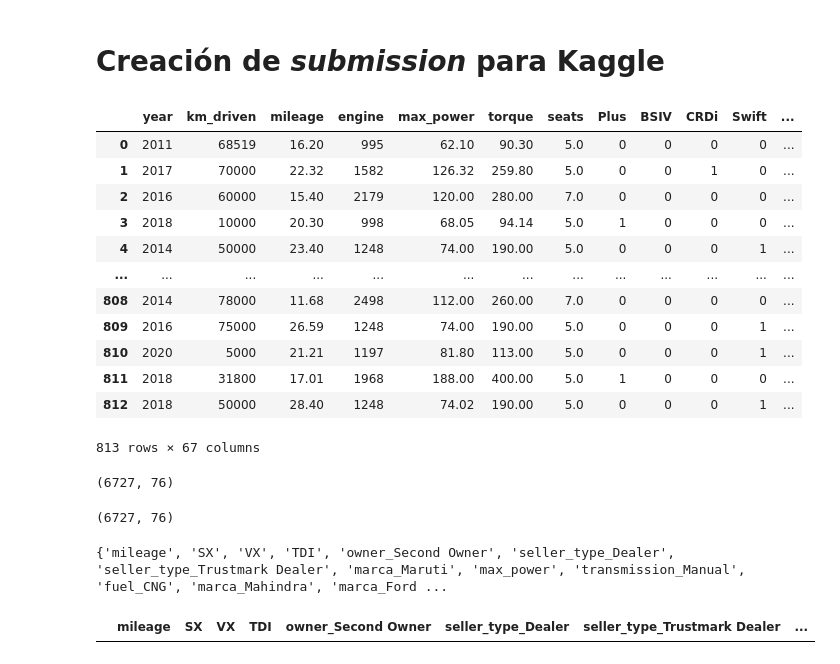
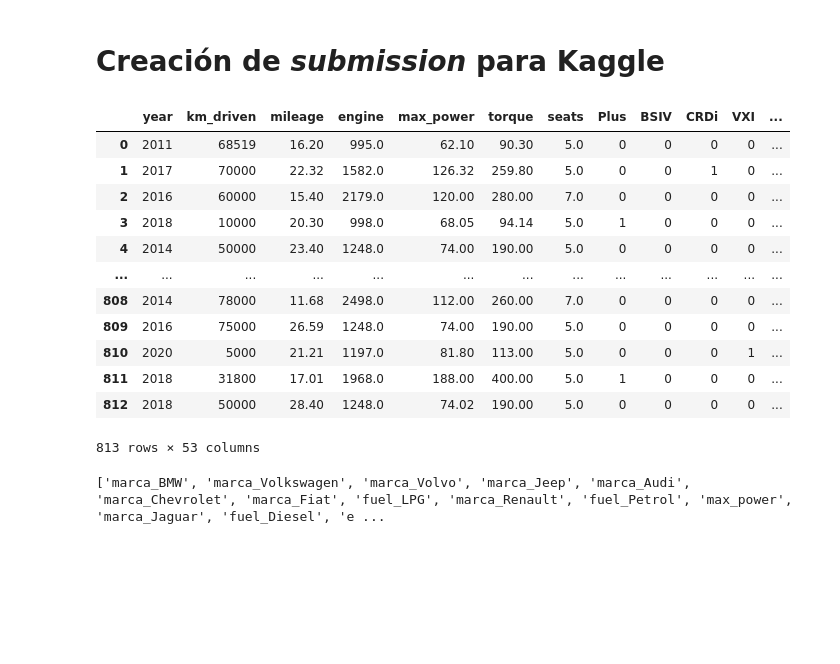
Before and after one commit to Sergio3d/CD-Core, a Jupyter notebook: tema3/practica_regresion_Primera Parte.ipynb, the cells around one changed output. Saved outputs shown, nothing was run; the diff lists cells and outputs as text; code cells hidden in the pictures; blank space fills up the shorter version.

```diff
--- a/tema3/practica_regresion_Primera Parte.ipynb
+++ b/tema3/practica_regresion_Primera Parte.ipynb
@@ -211,7 +211,8 @@ def preproceso(train_df, encode):
 
     # Obtenemos la primera palabra del nombre del coche para obtener un dato dicreto limitado sobre la marca del coche
     train_df['marca'] = train_df['name'].str.split().str[0]
-    palabras_clave = ['Plus','BSIV','CRDi', 'Swift','VXI', 'Alto', 'Dzire','VDI','LXI','AT','Wagon','VX','Sportz','BSIII','SX','Option','Seater','Innova','Magna','Verna','TDI']
+    # palabras_clave = ['Plus','BSIV','CRDi', 'Swift','VXI', 'Alto', 'Dzire','VDI','LXI','AT','Wagon','VX','Sportz','BSIII','SX','Option','Seater','Innova','Magna','Verna','TDI']
+    palabras_clave = ['Plus','BSIV','CRDi', 'VXI','Option', 'BSIII', 'Wagon']
     for w in palabras_clave:
         train_df[w] = train_df['name'].apply(lambda x: 1 if w in x.split() else 0)
     train_df['model_number'] = train_df.name.str.extract(r"([0-9]+\.[0-9]?)").fillna(0).astype(float)
@@ -480,36 +481,31 @@ De todas formas pondremos un alpha 100 y un l1_ratio a 0.8 por si las moscas (el
 # %% [markdown]
 # Creación de *submission* para Kaggle
 # %%
-test_na['torque'] = test_na['torque'].fillna('000Nm@ 000rpm')
-test_na = test_na.fillna('0')
-test_na, _ = preproceso(test_na,encode)
+new_test_na = test_na
+new_test_na['torque'] = new_test_na['torque'].fillna('000Nm@ 000rpm')
+new_test_na = new_test_na.fillna('0')
+new_test_na, encode = preproceso(new_test_na,encode)
 for col in ['mileage', 'engine', 'max_power', 'torque', 'seats', 'RPM']:
+    test_df[col] = pd.to_numeric(test_df[col], errors='coerce')
     median = test_df[col].median()
-    test_na[col]=median
-test_df = pd.concat([test_na,test_df],axis=0).sort_values('id').reset_index(drop=True)
+    new_test_na[col]=median
+test_df = pd.concat([new_test_na,test_df],axis=0).sort_values('id').reset_index(drop=True)
 test_id=test_df.id
+
 test_df.drop(['id','name'], axis=1, inplace=True)
 
 test_df
 # %% [output]
-|  | year | km_driven | mileage | engine | max_power | torque | seats | Plus | BSIV | CRDi | Swift | ... |
-| 0 | 2011 | 68519 | 16.20 | 995 | 62.10 | 90.30 | 5.0 | 0 | 0 | 0 | 0 | ... |
-| 1 | 2017 | 70000 | 22.32 | 1582 | 126.32 | 259.80 | 5.0 | 0 | 0 | 1 | 0 | ... |
-| 2 | 2016 | 60000 | 15.40 | 2179 | 120.00 | 280.00 | 7.0 | 0 | 0 | 0 | 0 | ... |
-| 3 | 2018 | 10000 | 20.30 | 998 | 68.05 | 94.14 | 5.0 | 1 | 0 | 0 | 0 | ... |
-| 4 | 2014 | 50000 | 23.40 | 1248 | 74.00 | 190.00 | 5.0 | 0 | 0 | 0 | 1 | ... |
+|  | year | km_driven | mileage | engine | max_power | torque | seats | Plus | BSIV | CRDi | VXI | ... |
+| 0 | 2011 | 68519 | 16.20 | 995.0 | 62.10 | 90.30 | 5.0 | 0 | 0 | 0 | 0 | ... |
+| 1 | 2017 | 70000 | 22.32 | 1582.0 | 126.32 | 259.80 | 5.0 | 0 | 0 | 1 | 0 | ... |
+| 2 | 2016 | 60000 | 15.40 | 2179.0 | 120.00 | 280.00 | 7.0 | 0 | 0 | 0 | 0 | ... |
+| 3 | 2018 | 10000 | 20.30 | 998.0 | 68.05 | 94.14 | 5.0 | 1 | 0 | 0 | 0 | ... |
+| 4 | 2014 | 50000 | 23.40 | 1248.0 | 74.00 | 190.00 | 5.0 | 0 | 0 | 0 | 0 | ... |
 | ... | ... | ... | ... | ... | ... | ... | ... | ... | ... | ... | ... | ... |
-| 808 | 2014 | 78000 | 11.68 | 2498 | 112.00 | 260.00 | 7.0 | 0 | 0 | 0 | 0 | ... |
-| 809 | 2016 | 75000 | 26.59 | 1248 | 74.00 | 190.00 | 5.0 | 0 | 0 | 0 | 1 | ... |
-| 810 | 2020 | 5000 | 21.21 | 1197 | 81.80 | 113.00 | 5.0 | 0 | 0 | 0 | 1 | ... |
-| 811 | 2018 | 31800 | 17.01 | 1968 | 188.00 | 400.00 | 5.0 | 1 | 0 | 0 | 0 | ... |
-| 812 | 2018 | 50000 | 28.40 | 1248 | 74.02 | 190.00 | 5.0 | 0 | 0 | 0 | 1 | ... |
+| 808 | 2014 | 78000 | 11.68 | 2498.0 | 112.00 | 260.00 | 7.0 | 0 | 0 | 0 | 0 | ... |
+| 809 | 2016 | 75000 | 26.59 | 1248.0 | 74.00 | 190.00 | 5.0 | 0 | 0 | 0 | 0 | ... |
+| 810 | 2020 | 5000 | 21.21 | 1197.0 | 81.80 | 113.00 | 5.0 | 0 | 0 | 0 | 1 | ... |
+| 811 | 2018 | 31800 | 17.01 | 1968.0 | 188.00 | 400.00 | 5.0 | 1 | 0 | 0 | 0 | ... |
+| 812 | 2018 | 50000 | 28.40 | 1248.0 | 74.02 | 190.00 | 5.0 | 0 | 0 | 0 | 0 | ... |
-813 rows × 67 columns
+813 rows × 53 columns
-# %%
-train_df.shape
-# %% [output]
-(6727, 76)
-# %%
-train_df.dropna().shape
-# %% [output]
-(6727, 76)
@@ -518,10 +512,8 @@ from sklearn.linear_model import ElasticNet
 # %%
 Y = train_df['selling_price']
 X = train_df.drop('selling_price',axis=1)
-col_comun = set(X.columns).intersection(test_df.columns)
+col_comun = list(set(X.columns).intersection(test_df.columns))
 print(col_comun)
-X=X[list(col_comun)]
-X[X.isna().any(axis=1)]
+X=X[col_comun]
 # %% [output]
-{'mileage', 'SX', 'VX', 'TDI', 'owner_Second Owner', 'seller_type_Dealer', 'seller_type_Trustmark Dealer', 'marca_Maruti', 'max_power', 'transmission_Manual', 'fuel_CNG', 'marca_Mahindra', 'marca_Ford ...
+['marca_BMW', 'marca_Volkswagen', 'marca_Volvo', 'marca_Jeep', 'marca_Audi', 'marca_Chevrolet', 'marca_Fiat', 'fuel_LPG', 'marca_Renault', 'fuel_Petrol', 'max_power', 'marca_Jaguar', 'fuel_Diesel', 'e ...
-|  | mileage | SX | VX | TDI | owner_Second Owner | seller_type_Dealer | seller_type_Trustmark Dealer | ... |
```
Also changed, not shown: parts of 9 cells of this notebook, 1 other file.
